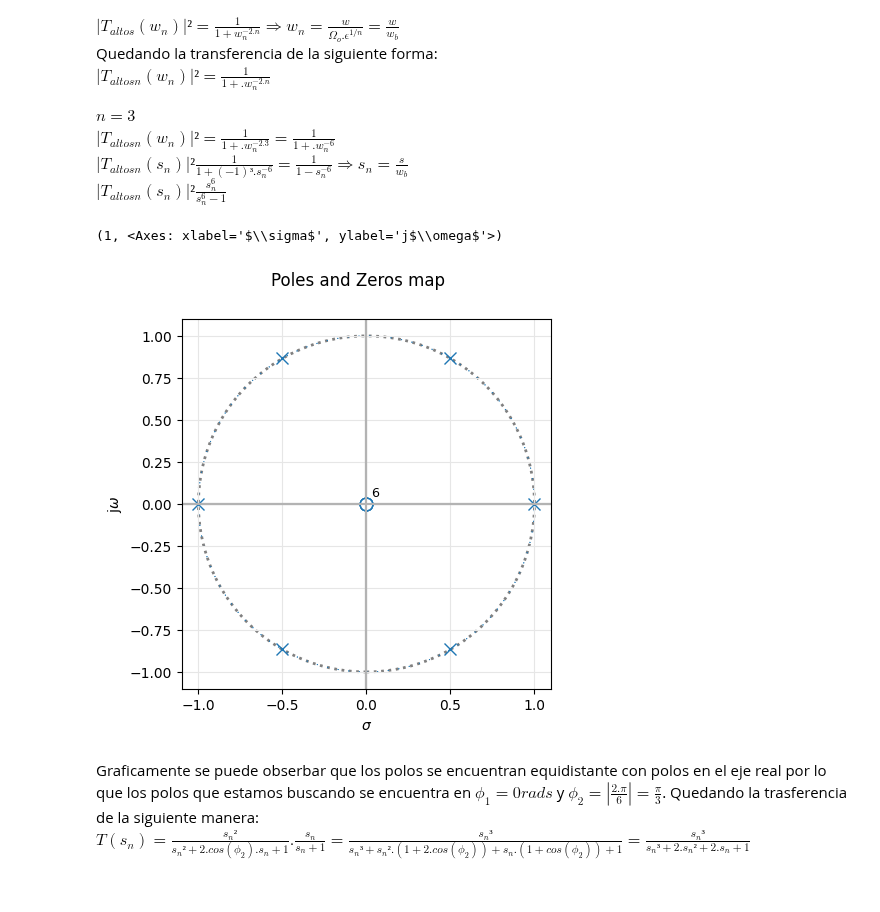
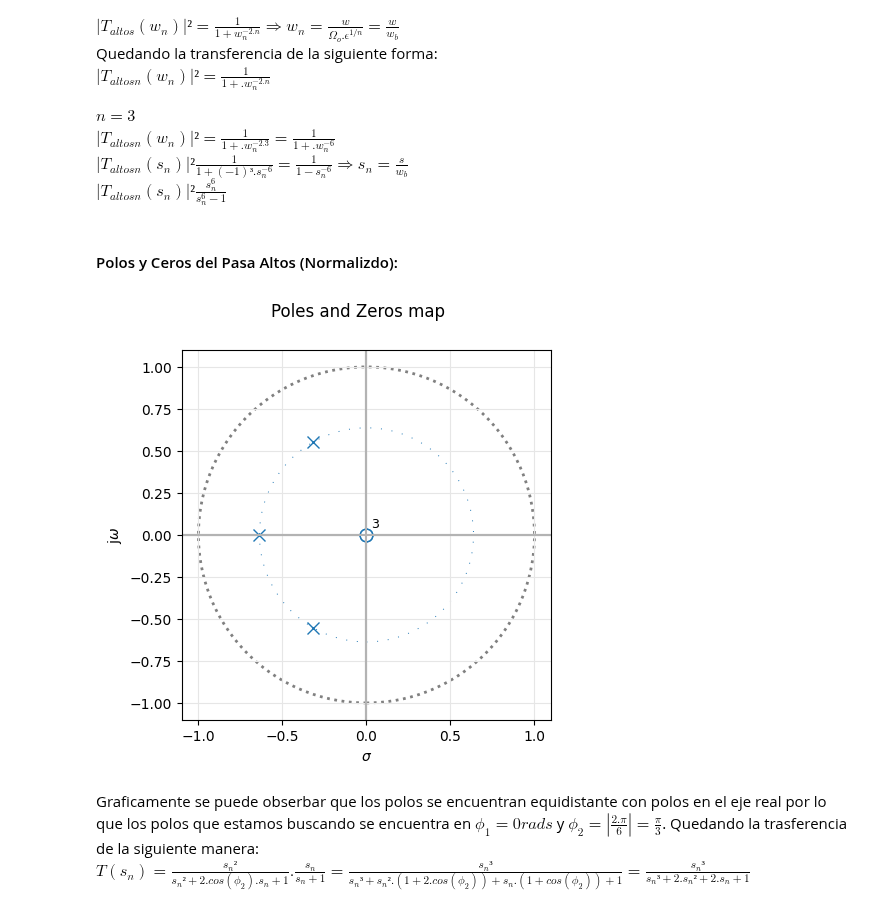
Before and after one commit to Pereyzaquer/TC2_NicolasPereyra, a Jupyter notebook: Tp_semana4/Semana 4.ipynb, the cells around one changed output. Cells and saved outputs as stored; diff of their text form; code cells hidden in the pictures.

```diff
--- a/Tp_semana4/Semana 4.ipynb
+++ b/Tp_semana4/Semana 4.ipynb
@@ -46,15 +46,30 @@ $|T_{altosn}(s_n)|² \frac{s_n^{6}}{s_n^{6}-1}$
 # %%
 from scipy.signal import TransferFunction
 import matplotlib.pyplot as plt
 import numpy as np
+from pytc2.sistemas_lineales import pzmap, GroupDelay, bodePlot
+from scipy import signal
+from pytc2.sistemas_lineales import analyze_sys, pretty_print_bicuad_omegayq, tf2sos_analog, pretty_print_SOS, bodePlot
+from pytc2.general import print_subtitle
 
-from pytc2.sistemas_lineales import pzmap, GroupDelay, bodePlot
+fp = 40*10**3
+fs = 10**3
+omega = 2*np.pi*fp
+epsilon = 0.2588
+wb = omega*epsilon**(1/3)
+
+b = [1, 0 ,0 ,0 ]
+a = [1, 2*(wb/omega) ,2*(wb/omega)**2 ,(wb/omega)**3 ]
+# Definir la función de transferencia
+sys = signal.TransferFunction(b, a)
 
 tff_pa_2 = TransferFunction( [1, 0, 0 ,0 ,0 ,0 ,0 ], [1, 0, 0 ,0 ,0 ,0 ,-1 ] ) # Funcion trasferencia pasa altos |T(sn)|²
-pzmap(tff_pa, fig_id=1) #S plane pole/zero plot
+pzmap(sys, fig_id=1) #S plane pole/zero plot
+
+print_subtitle('Polos y Ceros del Pasa Altos (Normalizdo):')
 # %% [output]
-(1, <Axes: xlabel='$\\sigma$', ylabel='j$\\omega$'>)
+#### Polos y Ceros del Pasa Altos (Normalizdo):
-[figure, old version]
+[figure, new version]
 # %% [markdown]
 Graficamente se puede obserbar que los polos se encuentran equidistante con polos en el eje real por lo que los polos que estamos buscando se encuentra en $\phi_1 = 0 rads$ y $\phi_2 = |\frac{2.\pi}{6}| = \frac{\pi}{3}$. Quedando la trasferencia de la siguiente manera:
 $T(s_n) = \frac{s_n²}{s_n²+2.cos(\phi_2).s_n+1}.\frac{s_n}{s_n+1} = \frac{s_n³}{s_n³+s_n².(1+2.cos(\phi_2))+s_n.(1+cos(\phi_2))+1} = \frac{s_n³}{s_n³+2.s_n²+2.s_n+1}$
```
Also changed, not shown: parts of 20 cells of this notebook.
